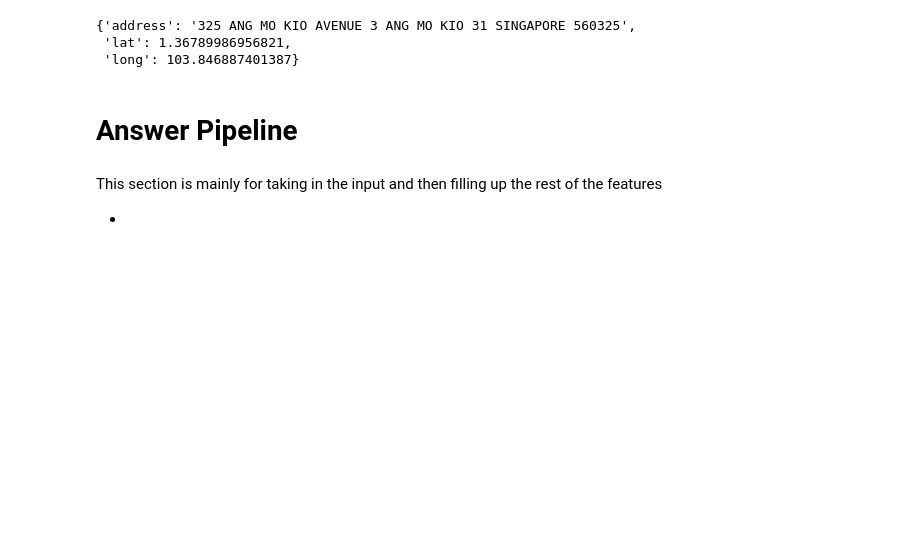
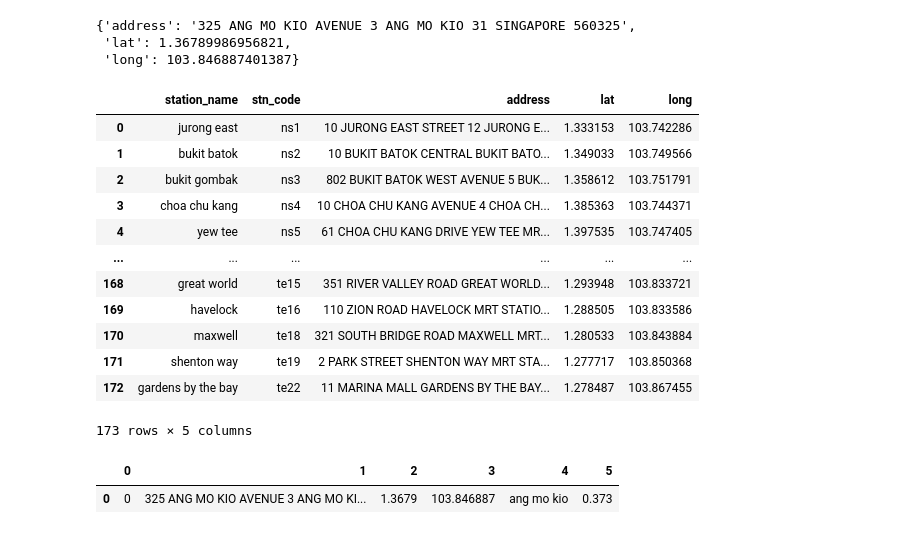
Before and after one commit to ChngYuanLongRandy/Predicting_HDB_Prices_withMRT_Dist, a Jupyter notebook: modelling-test.ipynb, the cells around one changed output. Saved outputs shown, nothing was run; the diff lists cells and outputs as text; code cells hidden in the pictures; blank space fills up the shorter version.

Commit message:
[#1] completed with answer pipeline

```diff
--- a/modelling-test.ipynb
+++ b/modelling-test.ipynb
@@ -1565,9 +1582,23 @@ address
 {'address': '325 ANG MO KIO AVENUE 3 ANG MO KIO 31 SINGAPORE 560325',
  'lat': 1.36789986956821,
  'long': 103.846887401387}
-# %% [markdown]
-# Answer Pipeline
-# %% [markdown]
-This section is mainly for taking in the input and then filling up the rest of the features
-
--
+# %%
+mrt_file = mrt_onemap.extract_mrt_excelsheet(SETTINGS.dict()['MRT_API'],
+SETTINGS.dict()['MRT_EXCEL_FILE'])
+mrt_stations_geo = mrt_onemap.return_mrt_with_geo(SETTINGS.dict()['ONEMAP_API'],mrt_file)
+# %%
+mrt_stations_geo
+# %% [output]
+|  | station_name | stn_code | address | lat | long |
+| 0 | jurong east | ns1 | 10 JURONG EAST STREET 12 JURONG E... | 1.333153 | 103.742286 |
+| 1 | bukit batok | ns2 | 10 BUKIT BATOK CENTRAL BUKIT BATO... | 1.349033 | 103.749566 |
+| 2 | bukit gombak | ns3 | 802 BUKIT BATOK WEST AVENUE 5 BUK... | 1.358612 | 103.751791 |
+| 3 | choa chu kang | ns4 | 10 CHOA CHU KANG AVENUE 4 CHOA CH... | 1.385363 | 103.744371 |
+| 4 | yew tee | ns5 | 61 CHOA CHU KANG DRIVE YEW TEE MR... | 1.397535 | 103.747405 |
+| ... | ... | ... | ... | ... | ... |
+| 168 | great world | te15 | 351 RIVER VALLEY ROAD GREAT WORLD... | 1.293948 | 103.833721 |
+| 169 | havelock | te16 | 110 ZION ROAD HAVELOCK MRT STATIO... | 1.288505 | 103.833586 |
+| 170 | maxwell | te18 | 321 SOUTH BRIDGE ROAD MAXWELL MRT... | 1.280533 | 103.843884 |
+| 171 | shenton way | te19 | 2 PARK STREET SHENTON WAY MRT STA... | 1.277717 | 103.850368 |
+| 172 | gardens by the bay | te22 | 11 MARINA MALL GARDENS BY THE BAY... | 1.278487 | 103.867455 |
+173 rows × 5 columns
@@ -1573,0 +1609,5 @@ This section is mainly for taking in the input and then filling up the rest of t
+# %%
+res
+# %% [output]
+|  | 0 | 1 | 2 | 3 | 4 | 5 |
+| 0 | 0 | 325 ANG MO KIO AVENUE 3 ANG MO KI... | 1.3679 | 103.846887 | ang mo kio | 0.373 |
```
Also changed, not shown: parts of 31 cells of this notebook.
